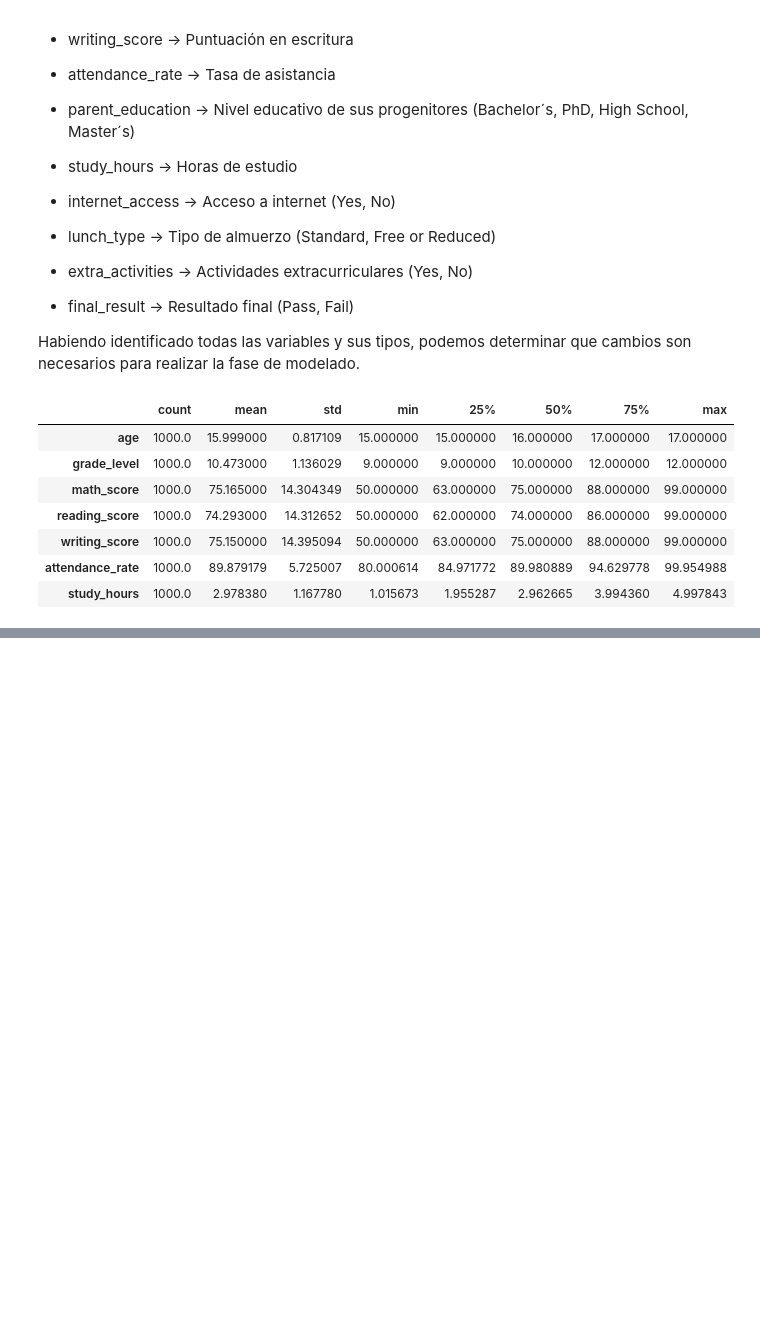
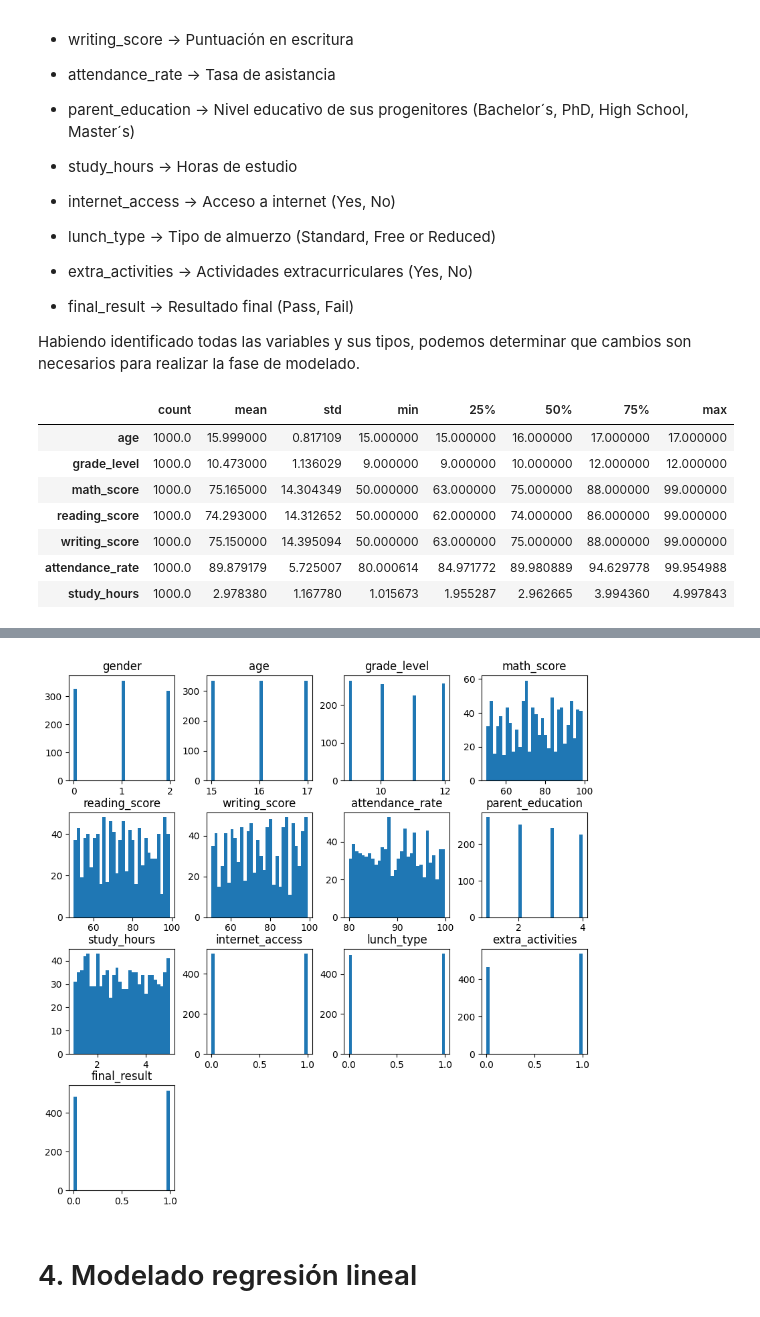
Before and after one commit to DDRM22/Proyectos, a Jupyter notebook: 2025/Evaluación desempeño educativo/Evaluación_Desempeño.ipynb, the cells around one changed output, grey strips where cells are left out. Drawn from its saved outputs; the diff is of its cells as text; code cells hidden in the pictures; blank space fills up the shorter version.

Commit message:
Avanzado hasta el modelado

```diff
--- a/2025/Evaluación desempeño educativo/Evaluación_Desempeño.ipynb
+++ b/2025/Evaluación desempeño educativo/Evaluación_Desempeño.ipynb
@@ -110,0 +199,9 @@ data_raw.describe().transpose()
+# %%
+# Histograma de las variables
+
+data_raw.hist(bins=30,figsize=(10,10),grid=False)
+plt.show()
+# %% [output]
+[figure, added]
+# %% [markdown]
+# 4. Modelado regresión lineal
```
Also changed, not shown: parts of 12 cells of this notebook.
